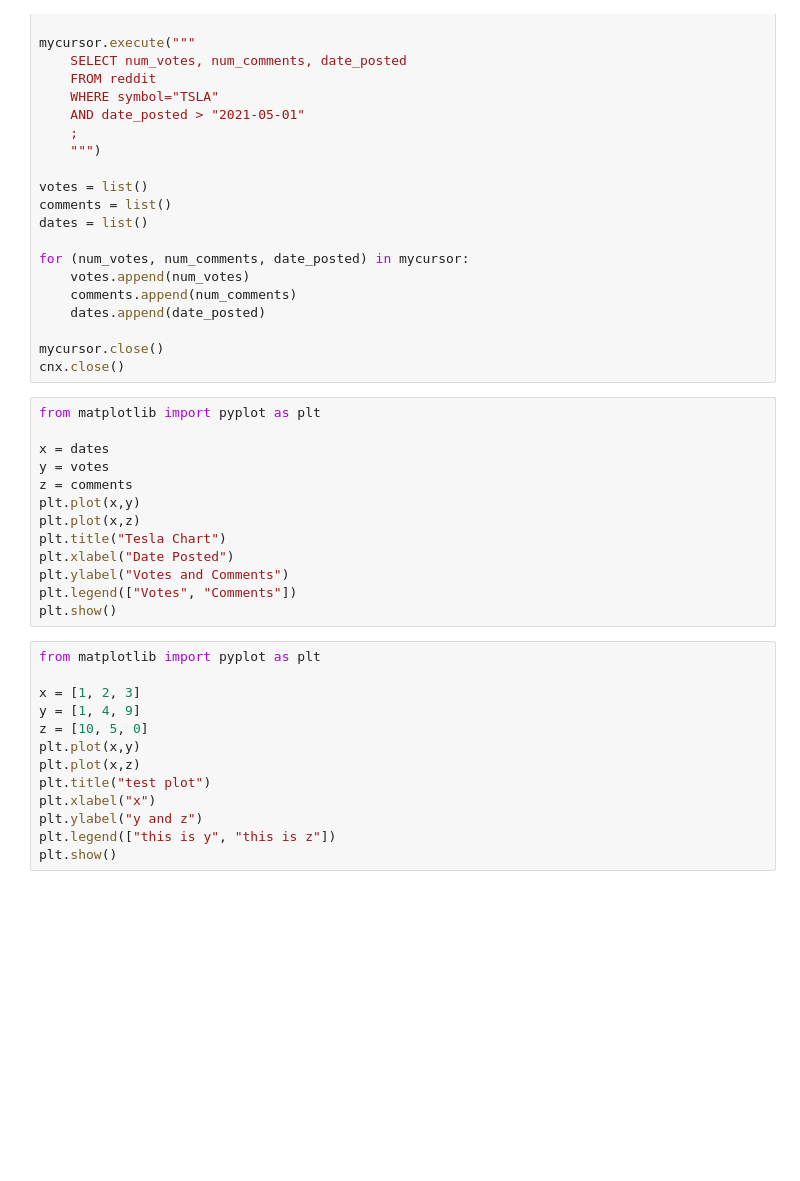
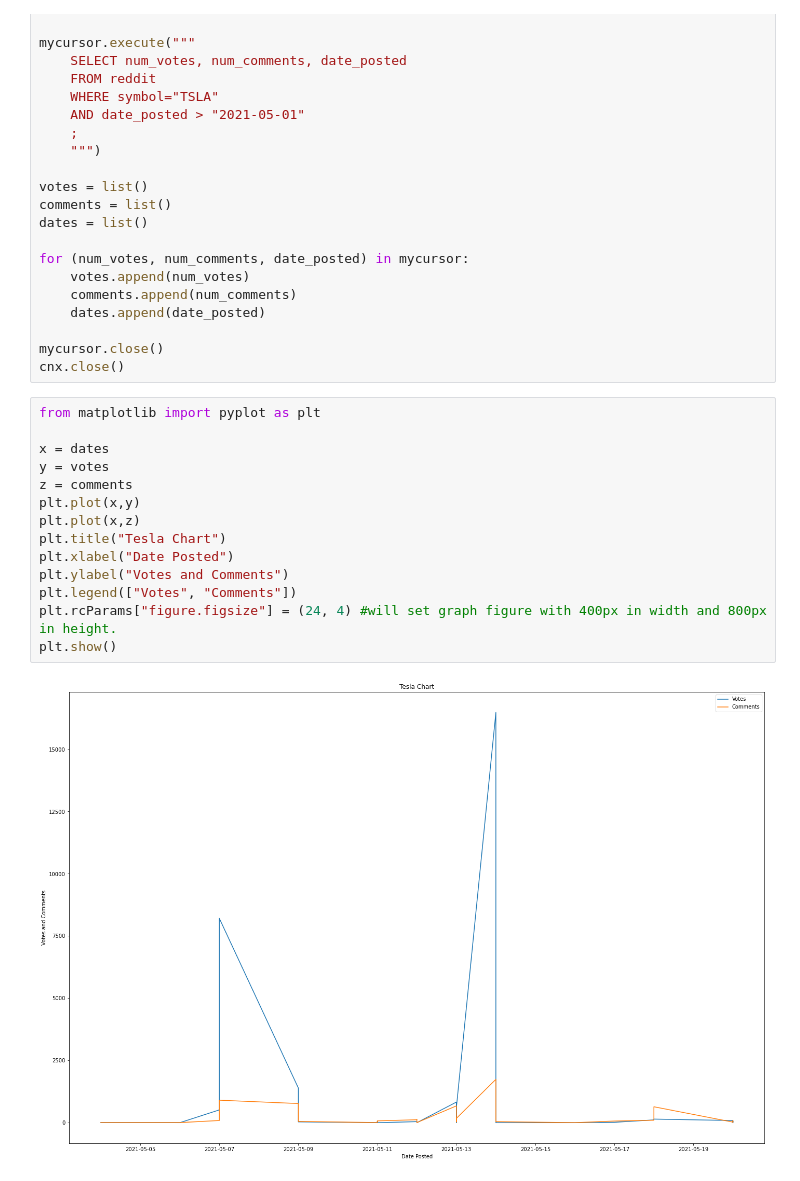
Before and after one commit to matthewvb77/TheSpatula, a Jupyter notebook: Scripts/data_visualizer.ipynb, the cells around one changed output. Drawn from its saved outputs; the diff is of its cells as text; blank space fills up the shorter version.

Commit message:
Added clause to resize matplotlib graph

```diff
--- a/Scripts/data_visualizer.ipynb
+++ b/Scripts/data_visualizer.ipynb
@@ -51,26 +51,16 @@ cnx.close()
 # %%
 from matplotlib import pyplot as plt
 
 x = dates
 y = votes
 z = comments
 plt.plot(x,y)
 plt.plot(x,z)
 plt.title("Tesla Chart")
 plt.xlabel("Date Posted")
 plt.ylabel("Votes and Comments")
 plt.legend(["Votes", "Comments"])
+plt.rcParams["figure.figsize"] = (24, 4) #will set graph figure with 400px in width and 800px in height.
 plt.show()
+# %% [output]
+[figure, added]
-# %%
-from matplotlib import pyplot as plt
-
-x = [1, 2, 3]
-y = [1, 4, 9]
-z = [10, 5, 0]
-plt.plot(x,y)
-plt.plot(x,z)
-plt.title("test plot")
-plt.xlabel("x")
-plt.ylabel("y and z")
-plt.legend(["this is y", "this is z"])
-plt.show()
```
